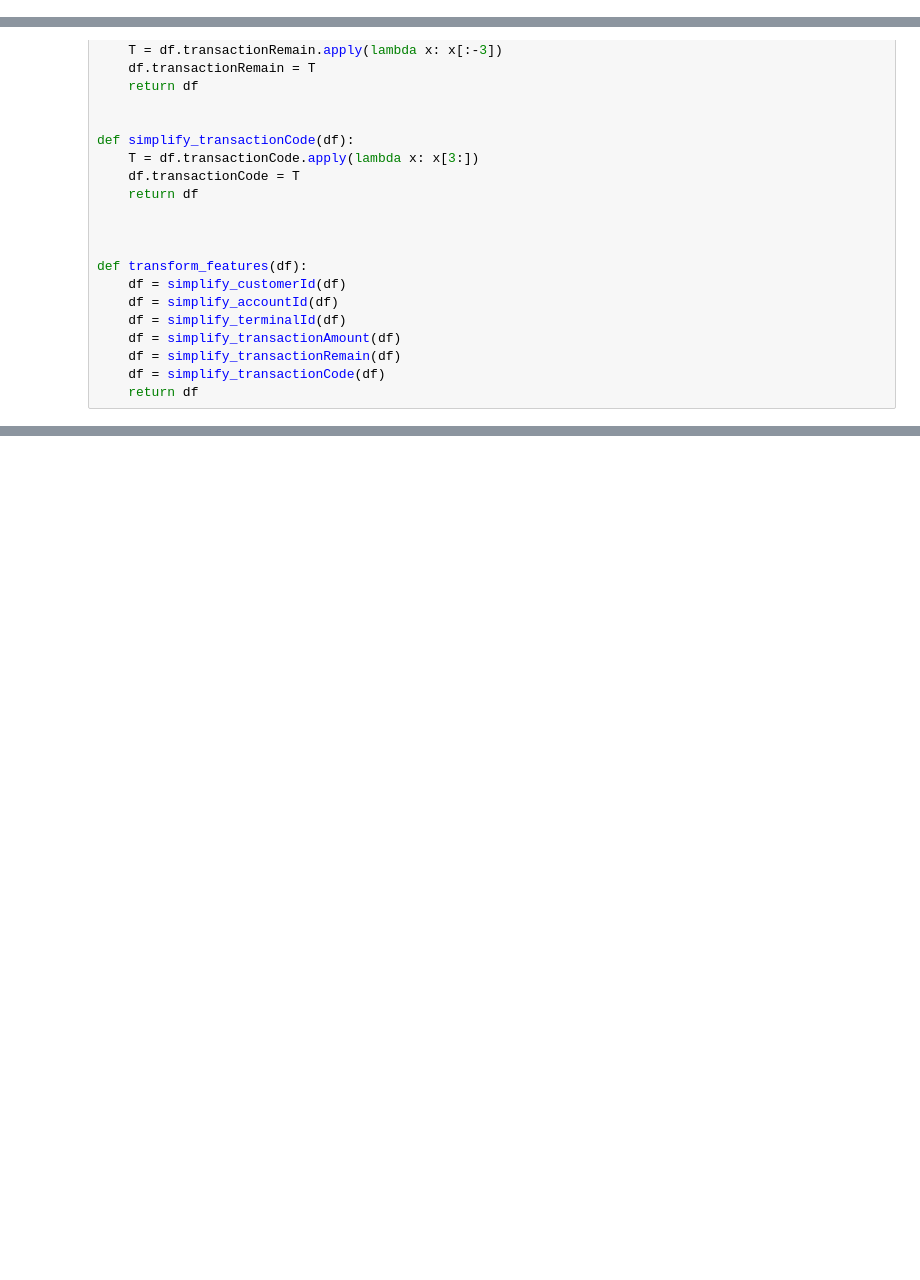
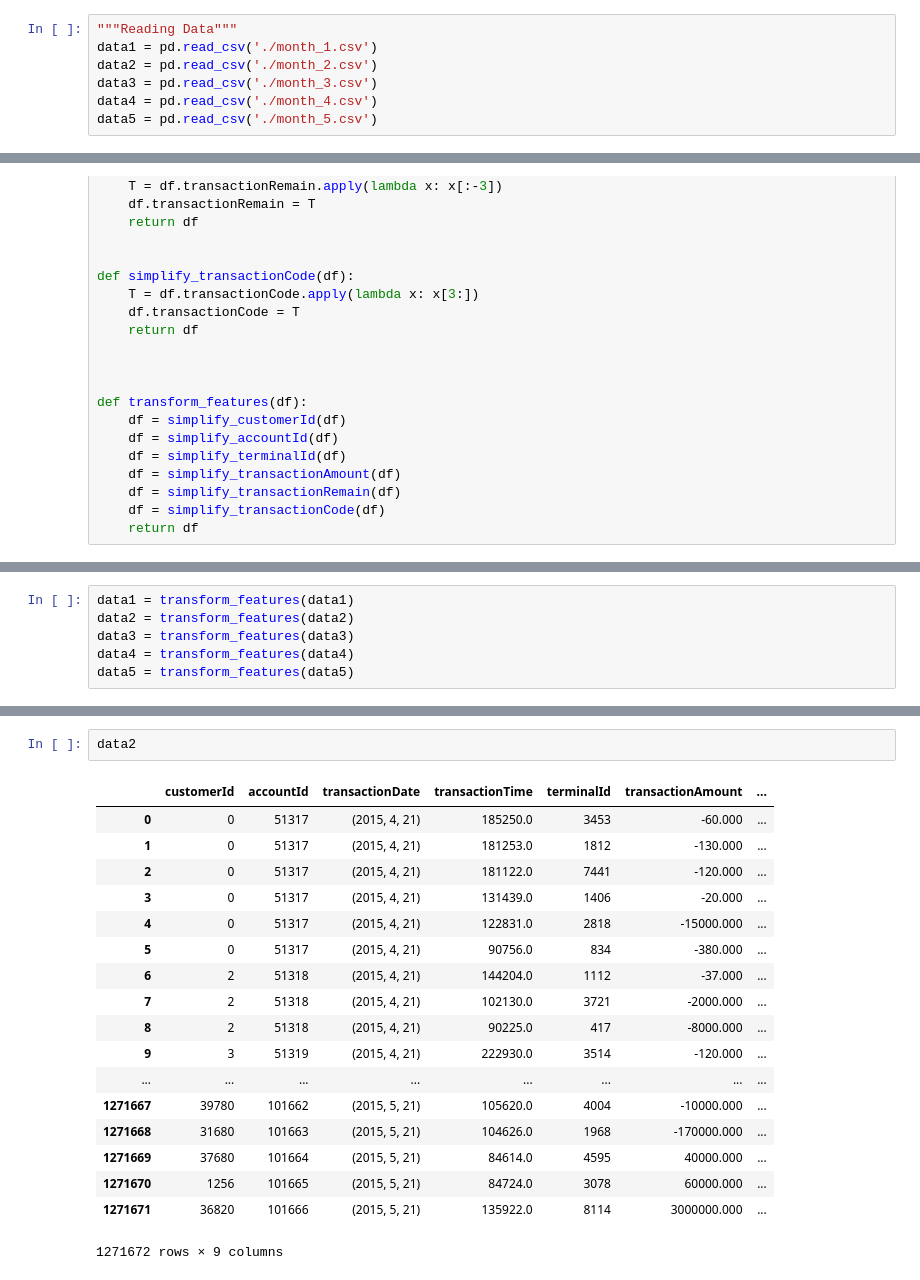
Before and after one commit to alidaghighi/Machinlearning, a Jupyter notebook: FrozenMoon.ipynb, the cells around one changed output, grey strips where cells are left out. Saved outputs shown, nothing was run; the diff lists cells and outputs as text; blank space fills up the shorter version.

```diff
--- a/FrozenMoon.ipynb
+++ b/FrozenMoon.ipynb
@@ -32,3 +9,10 @@ data1.head()
+# %%
+"""Reading Data"""
+data1 = pd.read_csv('./month_1.csv')
+data2 = pd.read_csv('./month_2.csv')
+data3 = pd.read_csv('./month_3.csv')
+data4 = pd.read_csv('./month_4.csv')
+data5 = pd.read_csv('./month_5.csv')
 # %%
 """
 Now setting up some changes on data
@@ -94,0 +69,6 @@ data1.head()
+# %%
+data1 = transform_features(data1)
+data2 = transform_features(data2)
+data3 = transform_features(data3)
+data4 = transform_features(data4)
+data5 = transform_features(data5)
@@ -94,0 +96,21 @@ data1.head()
+# %%
+data2
+# %% [output]
+|  | customerId | accountId | transactionDate | transactionTime | terminalId | transactionAmount | ... |
+| 0 | 0 | 51317 | (2015, 4, 21) | 185250.0 | 3453 | -60.000 | ... |
+| 1 | 0 | 51317 | (2015, 4, 21) | 181253.0 | 1812 | -130.000 | ... |
+| 2 | 0 | 51317 | (2015, 4, 21) | 181122.0 | 7441 | -120.000 | ... |
+| 3 | 0 | 51317 | (2015, 4, 21) | 131439.0 | 1406 | -20.000 | ... |
+| 4 | 0 | 51317 | (2015, 4, 21) | 122831.0 | 2818 | -15000.000 | ... |
+| 5 | 0 | 51317 | (2015, 4, 21) | 90756.0 | 834 | -380.000 | ... |
+| 6 | 2 | 51318 | (2015, 4, 21) | 144204.0 | 1112 | -37.000 | ... |
+| 7 | 2 | 51318 | (2015, 4, 21) | 102130.0 | 3721 | -2000.000 | ... |
+| 8 | 2 | 51318 | (2015, 4, 21) | 90225.0 | 417 | -8000.000 | ... |
+| 9 | 3 | 51319 | (2015, 4, 21) | 222930.0 | 3514 | -120.000 | ... |
+| ... | ... | ... | ... | ... | ... | ... | ... |
+| 1271667 | 39780 | 101662 | (2015, 5, 21) | 105620.0 | 4004 | -10000.000 | ... |
+| 1271668 | 31680 | 101663 | (2015, 5, 21) | 104626.0 | 1968 | -170000.000 | ... |
+| 1271669 | 37680 | 101664 | (2015, 5, 21) | 84614.0 | 4595 | 40000.000 | ... |
+| 1271670 | 1256 | 101665 | (2015, 5, 21) | 84724.0 | 3078 | 60000.000 | ... |
+| 1271671 | 36820 | 101666 | (2015, 5, 21) | 135922.0 | 8114 | 3000000.000 | ... |
+1271672 rows × 9 columns
```
Also changed, not shown: parts of 6 cells of this notebook.
